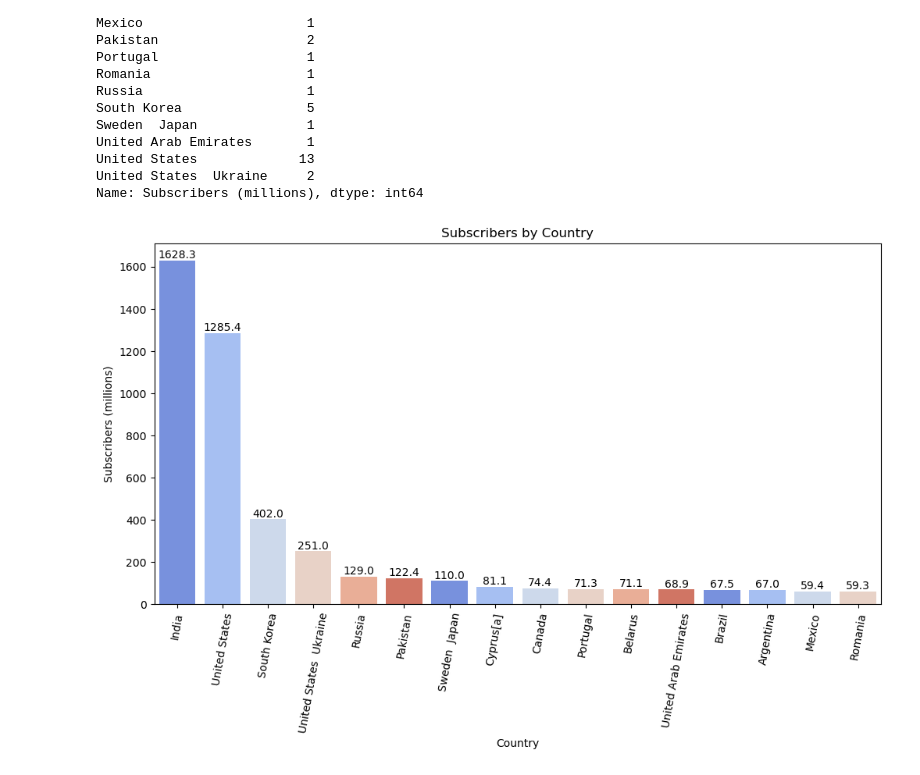
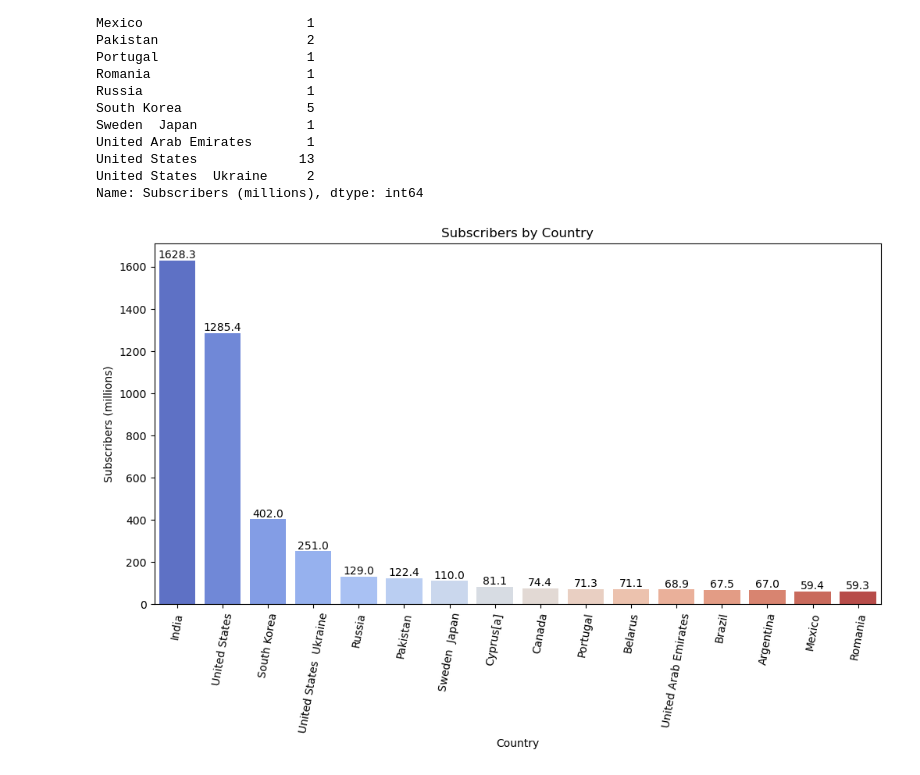
Before and after one commit to MatheusSakai/YoutubeSubscribers, a Jupyter notebook: youtube_subscribers.ipynb, the cells around one changed output. Drawn from its saved outputs; the diff is of its cells as text; code cells hidden in the pictures.

```diff
--- a/youtube_subscribers.ipynb
+++ b/youtube_subscribers.ipynb
@@ -78,7 +198,9 @@ ax = sns.barplot(data=top_10,
             x='Subscribers (millions)',
             y='Name',
             errorbar=None,
-            palette='Reds')
+            palette='Reds',
+            hue='Name'
+)
 
 for container in ax.containers:
     ax.bar_label(container, fmt='%.1f')
@@ -118,7 +240,8 @@ ax1 = sns.barplot(
     data= subscribers_by_language,
     y= 'Subscribers (millions)',
     x= 'Primary language',
-    palette= sns.color_palette('coolwarm'),
+    palette= sns.color_palette('coolwarm', 11),
+    hue= 'Primary language',
     ax= axes[0]
 )
 ax1.set(title= 'Subscribers by language')
@@ -135,7 +258,8 @@ ax2 = sns.boxplot(
     data= df,
     y= 'Subscribers (millions)',
     x= 'Primary language',
-    palette= sns.color_palette('coolwarm'),
+    palette= sns.color_palette('coolwarm', 11),
+    hue='Primary language',
     ax= axes[1]
 )
 ax2.set(title= 'Distribution of Subscribers by language')
@@ -174,7 +307,8 @@ ax1 = sns.barplot(
     data= subscribers_by_category,
     y= 'Subscribers (millions)',
     x= 'Category',
-    palette= sns.color_palette('coolwarm'),
+    palette= sns.color_palette('coolwarm', 11),
+    hue='Category',
     ax= axes[0]
 )
 ax1.set(title= 'Subscribers by Category')
@@ -191,7 +325,8 @@ ax2 = sns.boxplot(
     data= df,
     y= 'Subscribers (millions)',
     x= 'Category',
-    palette= sns.color_palette('coolwarm'),
+    palette= sns.color_palette('coolwarm', 11),
+    hue='Category',
     ax= axes[1]
 )
 ax2.set(title= 'Distribution of Subscribers by Category')
@@ -228,21 +363,22 @@ Name: Subscribers (millions), dtype: int64
 # %%
 subscribers_by_country = df.groupby('Country')['Subscribers (millions)'].sum().reset_index().sort_values(by= 'Subscribers (millions)', ascending= False)
 
 
 plt.figure(figsize=(12, 6))
 
 ax = sns.barplot(
     data= subscribers_by_country,
     y= 'Subscribers (millions)',
     x= 'Country',
-    palette= sns.color_palette('coolwarm')
+    palette= sns.color_palette('coolwarm', 16),
+    hue='Country'
 )
 ax.set(title= 'Subscribers by Country')
 
 for container in ax.containers:
     ax.bar_label(container, fmt='%.1f')
 
 plt.xticks(rotation = 80)
 plt.show()
 # %% [output]
-[figure, old version]
+[figure, new version]
```
Also changed, not shown: parts of 23 cells of this notebook.
